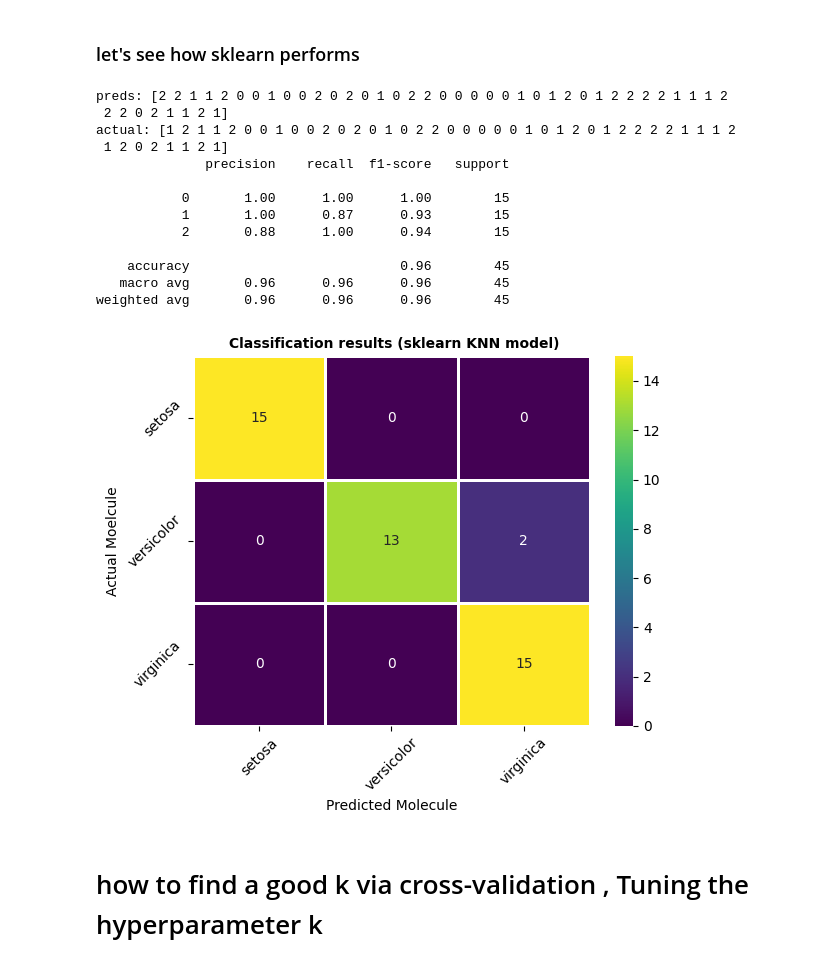
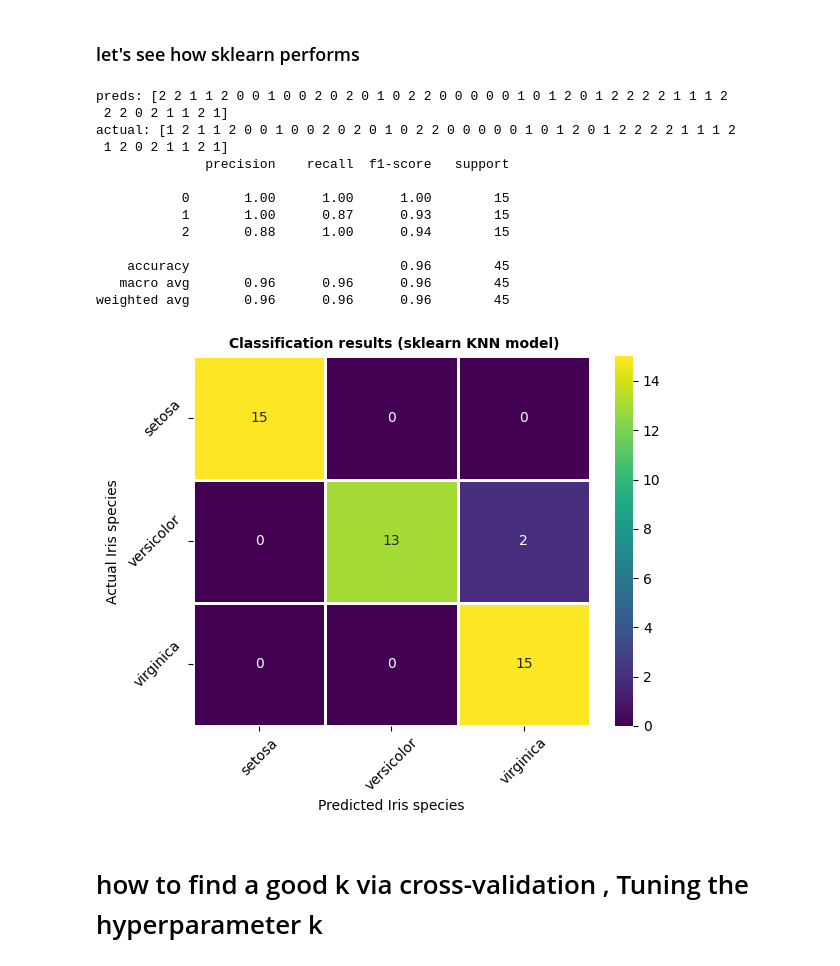
Before and after one commit to arshadzahangirchowdhury/parklane, a Jupyter notebook: L4/L4_PD_kNN_iris.ipynb, the cells around one changed output. Drawn from its saved outputs; the diff is of its cells as text; code cells hidden in the pictures.

```diff
--- a/L4/L4_PD_kNN_iris.ipynb
+++ b/L4/L4_PD_kNN_iris.ipynb
@@ -255,35 +255,35 @@ plt.show()
 # %%
 from sklearn.neighbors import KNeighborsClassifier
 skmodel = KNeighborsClassifier(n_neighbors=3)
 skmodel.fit(X_train,y_train)
 print('preds:', skmodel.predict(X_test))
 print('actual:', y_test)
 cm_sk = confusion_matrix(y_test, skmodel.predict(X_test))
 ax = sns.heatmap(cm_sk,linewidths=2, annot=True, cmap='viridis', cbar=True);
 
 ax.set_xticklabels(data.target_names);
 ax.set_yticklabels(data.target_names);
-plt.xlabel('Predicted Molecule');
-plt.ylabel('Actual Moelcule');
+plt.xlabel('Predicted Iris species');
+plt.ylabel('Actual Iris species');
 plt.xticks(rotation=45);
 plt.yticks(rotation=45);
 plt.title(' Classification results (sklearn KNN model)', fontsize='medium', fontweight='bold');
 print(classification_report(y_test, skmodel.predict(X_test)))
 # %% [output]
 preds: [2 2 1 1 2 0 0 1 0 0 2 0 2 0 1 0 2 2 0 0 0 0 0 1 0 1 2 0 1 2 2 2 2 1 1 1 2
  2 2 0 2 1 1 2 1]
 actual: [1 2 1 1 2 0 0 1 0 0 2 0 2 0 1 0 2 2 0 0 0 0 0 1 0 1 2 0 1 2 2 2 2 1 1 1 2
  1 2 0 2 1 1 2 1]
               precision    recall  f1-score   support
 
            0       1.00      1.00      1.00        15
            1       1.00      0.87      0.93        15
            2       0.88      1.00      0.94        15
 
     accuracy                           0.96        45
    macro avg       0.96      0.96      0.96        45
 weighted avg       0.96      0.96      0.96        45
-[figure, old version]
+[figure, new version]
 # %% [markdown]
 # how to find a good k via cross-validation , Tuning the hyperparameter k
 # %%
```
Also changed, not shown: parts of 3 cells of this notebook, 1 other file.
